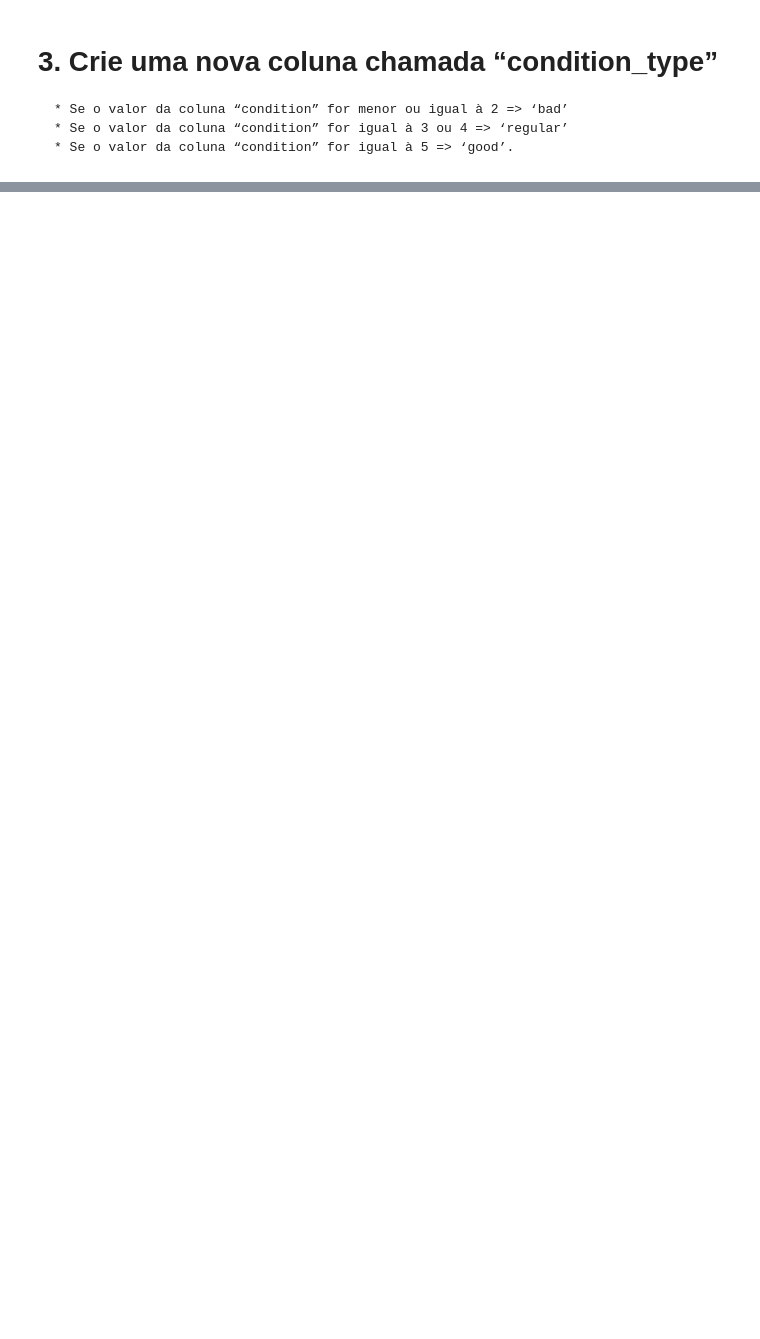
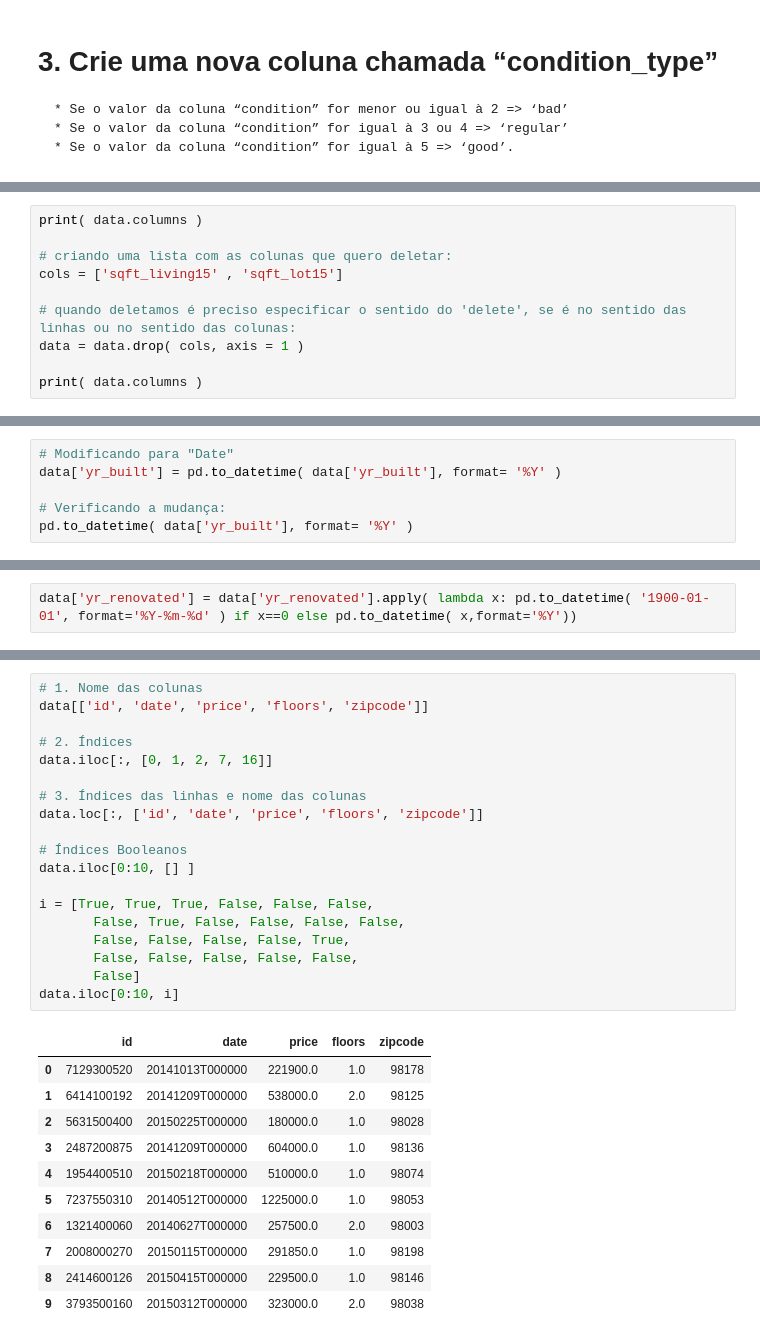
Before and after one commit to F-Campos/Do-Zero-ao-Data-Science, a Jupyter notebook: Modulo2/Resolvendo-Exercício-Mod2.ipynb, the cells around one changed output, grey strips where cells are left out. Saved outputs shown, nothing was run; the diff lists cells and outputs as text; blank space fills up the shorter version.

```diff
--- a/Modulo2/Resolvendo-Exercício-Mod2.ipynb
+++ b/Modulo2/Resolvendo-Exercício-Mod2.ipynb
@@ -104,0 +182,10 @@ data.head(7)
+# %%
+print( data.columns )
+
+# criando uma lista com as colunas que quero deletar:
+cols = ['sqft_living15' , 'sqft_lot15']
+
+# quando deletamos é preciso especificar o sentido do 'delete', se é no sentido das linhas ou no sentido das colunas:
+data = data.drop( cols, axis = 1 )
+
+print( data.columns )
@@ -104,0 +214,6 @@ data.head(7)
+# %%
+# Modificando para "Date"
+data['yr_built'] = pd.to_datetime( data['yr_built'], format= '%Y' )
+
+# Verificando a mudança:
+pd.to_datetime( data['yr_built'], format= '%Y' )
@@ -105 +257,3 @@ data.head(7)
+# %%
+data['yr_renovated'] = data['yr_renovated'].apply( lambda x: pd.to_datetime( '1900-01-01', format='%Y-%m-%d' ) if x==0 else pd.to_datetime( x,format='%Y'))
 # %%
@@ -118,0 +406,31 @@ dtype: object
+# %%
+# 1. Nome das colunas
+data[['id', 'date', 'price', 'floors', 'zipcode']]
+
+# 2. Índices
+data.iloc[:, [0, 1, 2, 7, 16]]
+
+# 3. Índices das linhas e nome das colunas
+data.loc[:, ['id', 'date', 'price', 'floors', 'zipcode']]
+
+# Índices Booleanos
+data.iloc[0:10, [] ]
+
+i = [True, True, True, False, False, False,
+       False, True, False, False, False, False,
+       False, False, False, False, True,
+       False, False, False, False, False,
+       False]
+data.iloc[0:10, i]
+# %% [output]
+|  | id | date | price | floors | zipcode |
+| 0 | 7129300520 | 20141013T000000 | 221900.0 | 1.0 | 98178 |
+| 1 | 6414100192 | 20141209T000000 | 538000.0 | 2.0 | 98125 |
+| 2 | 5631500400 | 20150225T000000 | 180000.0 | 1.0 | 98028 |
+| 3 | 2487200875 | 20141209T000000 | 604000.0 | 1.0 | 98136 |
+| 4 | 1954400510 | 20150218T000000 | 510000.0 | 1.0 | 98074 |
+| 5 | 7237550310 | 20140512T000000 | 1225000.0 | 1.0 | 98053 |
+| 6 | 1321400060 | 20140627T000000 | 257500.0 | 2.0 | 98003 |
+| 7 | 2008000270 | 20150115T000000 | 291850.0 | 1.0 | 98198 |
+| 8 | 2414600126 | 20150415T000000 | 229500.0 | 1.0 | 98146 |
+| 9 | 3793500160 | 20150312T000000 | 323000.0 | 2.0 | 98038 |
```
Also changed, not shown: parts of 43 cells of this notebook.
